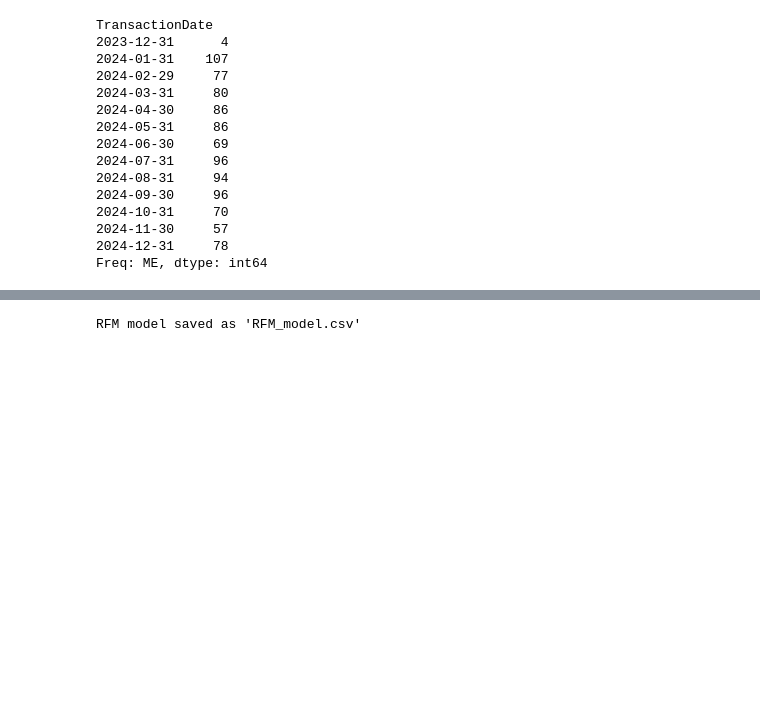
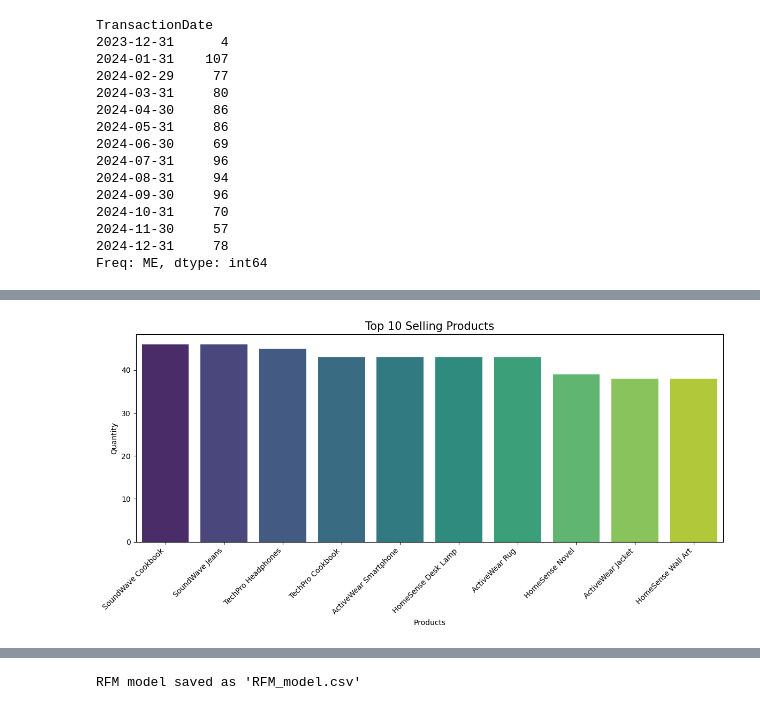
Before and after one commit to TejasShinkar12/eCommerce-Transactions-Analysis-and-Customer-Segmentation, a Jupyter notebook: notebooks/EDA.ipynb, the cells around one changed output, grey strips where cells are left out. Cells and saved outputs as stored; diff of their text form; code cells hidden in the pictures; blank space fills up the shorter version.

```diff
--- a/notebooks/EDA.ipynb
+++ b/notebooks/EDA.ipynb
@@ -425,0 +421,17 @@ fig.show()
+# %%
+plt.figure(figsize=(12, 6))
+
+# Create bar plot
+ax = sns.barplot(x='ProductName',
+                 y='Quantity',
+                 data=top_products,
+                 palette=sns.color_palette('viridis', n_colors=10))
+
+plt.title('Top 10 Selling Products', fontsize=15)
+plt.xlabel('Products')
+plt.ylabel('Quantity')
+plt.xticks(rotation=45, ha='right')
+plt.tight_layout()
+plt.show()
+# %% [output]
+[figure, added]
```
Also changed, not shown: parts of 25 cells of this notebook, 1 other file.
